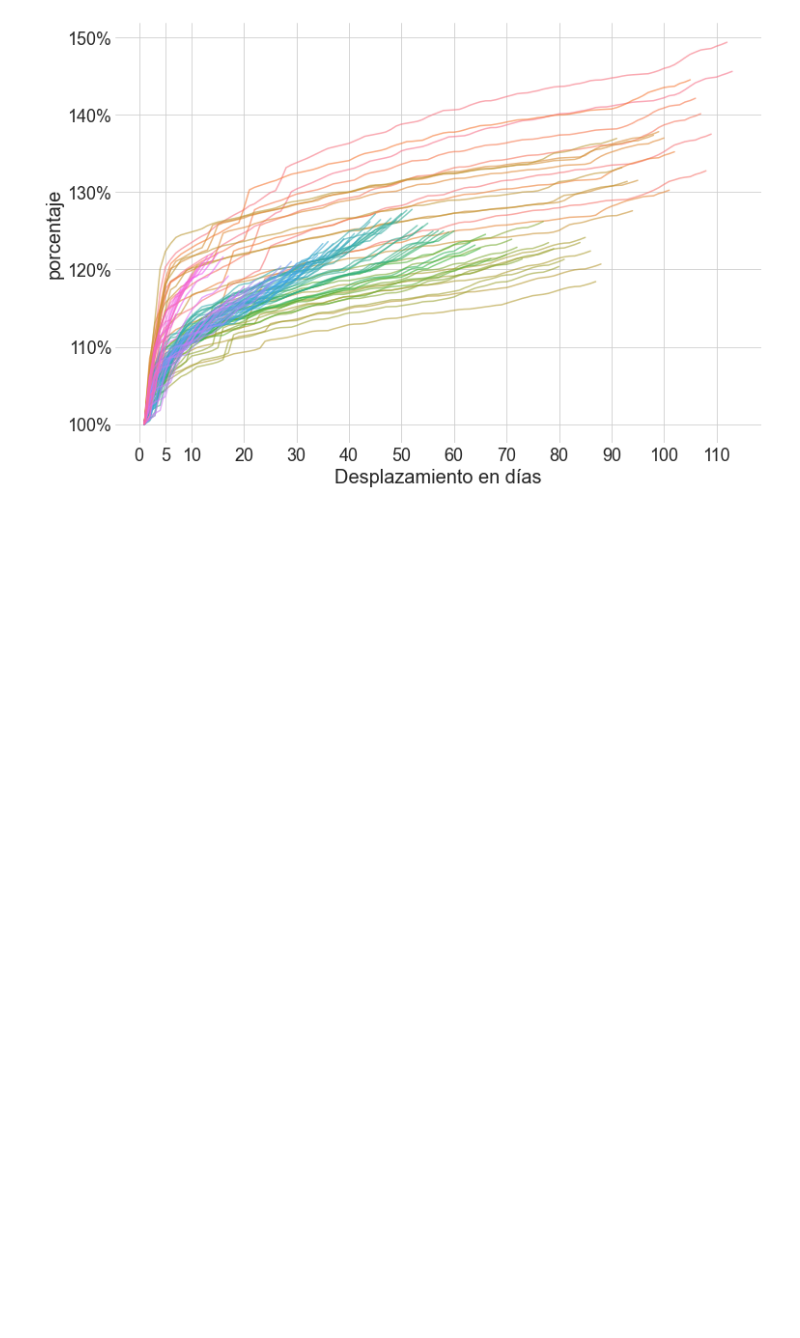
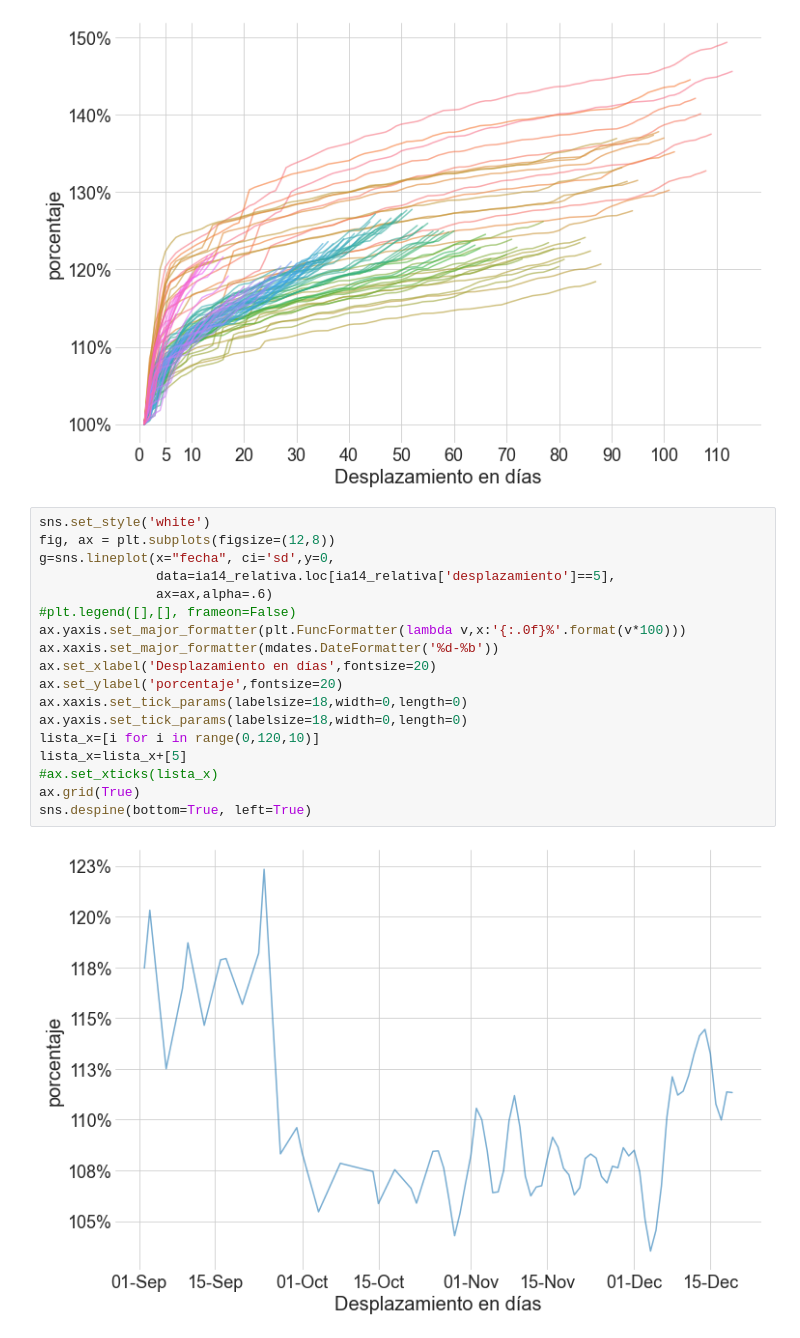
Before and after one commit to mharias/covid, a Jupyter notebook: IA14_madrid/madrid_evol_ia14.ipynb, the cells around one changed output. Cells and saved outputs as stored; diff of their text form; blank space fills up the shorter version.

```diff
--- a/IA14_madrid/madrid_evol_ia14.ipynb
+++ b/IA14_madrid/madrid_evol_ia14.ipynb
@@ -360,3 +364,23 @@ ax.grid(True)
 sns.despine(bottom=True, left=True)
 # %% [output]
 [figure]
+# %%
+sns.set_style('white')
+fig, ax = plt.subplots(figsize=(12,8))
+g=sns.lineplot(x="fecha", ci='sd',y=0,
+               data=ia14_relativa.loc[ia14_relativa['desplazamiento']==5],
+               ax=ax,alpha=.6)
+#plt.legend([],[], frameon=False)
+ax.yaxis.set_major_formatter(plt.FuncFormatter(lambda v,x:'{:.0f}%'.format(v*100)))
+ax.xaxis.set_major_formatter(mdates.DateFormatter('%d-%b'))
+ax.set_xlabel('Desplazamiento en días',fontsize=20)
+ax.set_ylabel('porcentaje',fontsize=20)
+ax.xaxis.set_tick_params(labelsize=18,width=0,length=0)
+ax.yaxis.set_tick_params(labelsize=18,width=0,length=0)
+lista_x=[i for i in range(0,120,10)]
+lista_x=lista_x+[5]
+#ax.set_xticks(lista_x)
+ax.grid(True)
+sns.despine(bottom=True, left=True)
+# %% [output]
+[figure, added]
```
Also changed, not shown: parts of 2 cells of this notebook.
